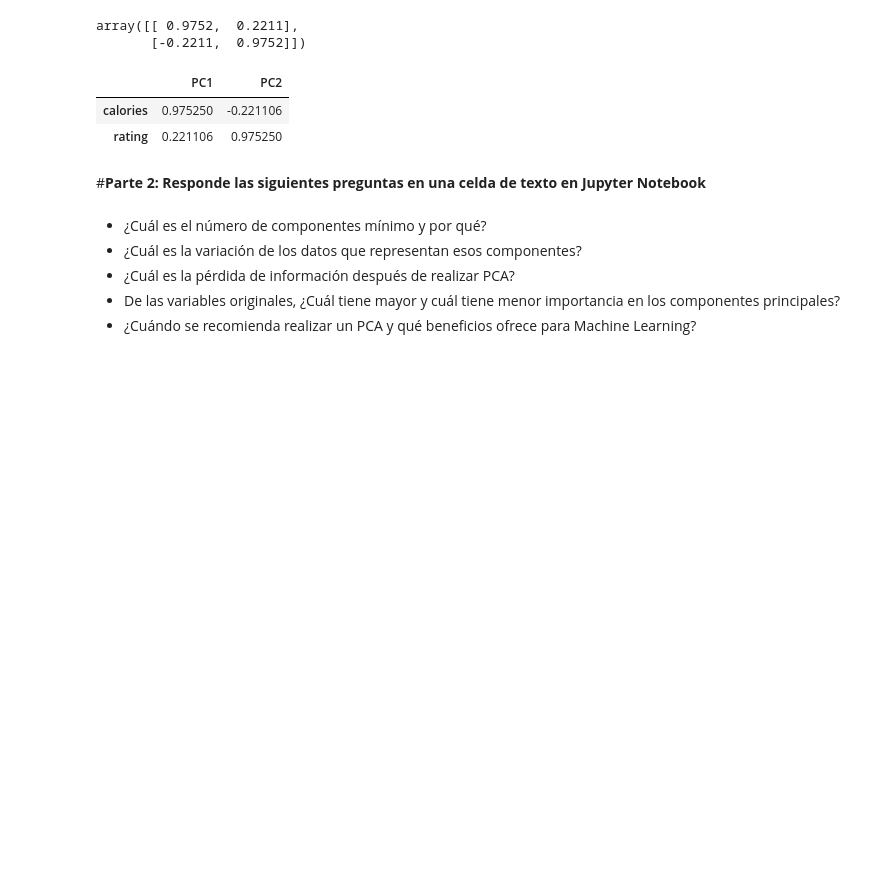
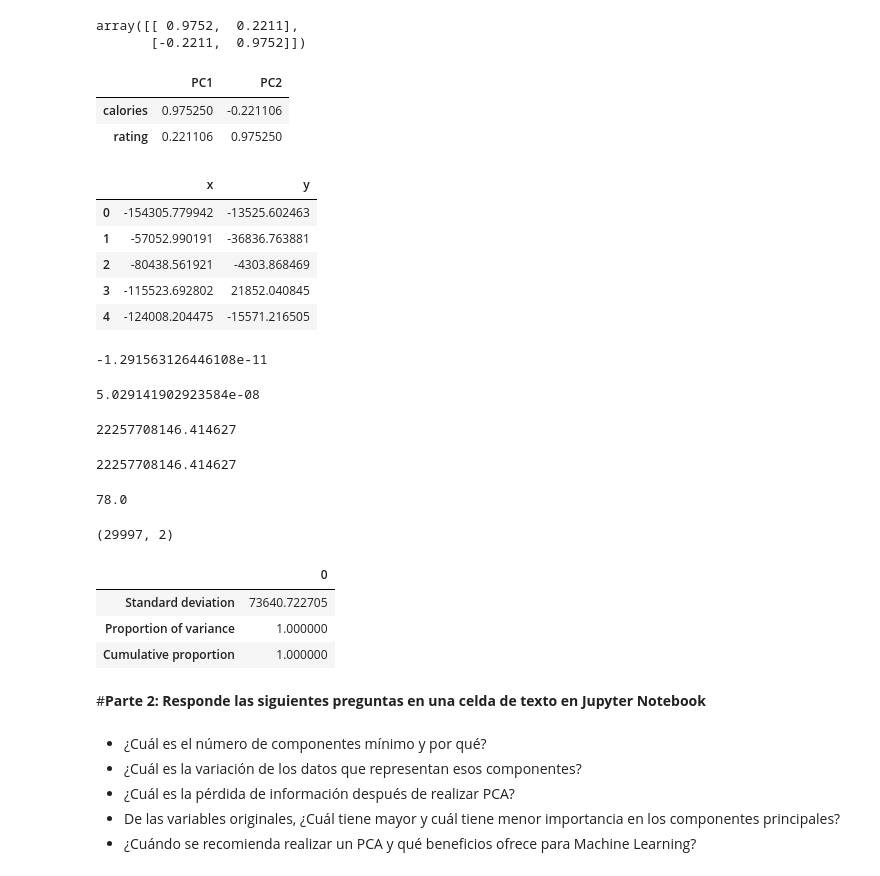
Before and after one commit to PosgradoMNA/actividades-del-projecto-equipo-35, a Jupyter notebook: Semana_4_Actividad_1.ipynb, the cells around one changed output. Saved outputs shown, nothing was run; the diff lists cells and outputs as text; code cells hidden in the pictures; blank space fills up the shorter version.

```diff
--- a/Semana_4_Actividad_1.ipynb
+++ b/Semana_4_Actividad_1.ipynb
@@ -289,6 +289,6 @@ plot
 # %%
 pcs = PCA(n_components=2)
-pcs.fit(df[['credit', 'bill_2005_09']])
+pcs.fit(ndf[['credit', 'bill_2005_09']])
 
 pcsSummary = pd.DataFrame({'Standard deviation': np.sqrt(pcs.explained_variance_),
                           'Proportion of variance': pcs.explained_variance_ratio_,
@@ -353,6 +353,60 @@ pcsComponents_df
 |  | PC1 | PC2 |
 | calories | 0.975250 | -0.221106 |
 | rating | 0.221106 | 0.975250 |
+# %%
+score = pd.DataFrame(pcs.transform(
+    ndf[['credit','bill_2005_09']]
+),
+  columns=['x','y']
+)
+score.head()
+# %% [output]
+|  | x | y |
+| 0 | -154305.779942 | -13525.602463 |
+| 1 | -57052.990191 | -36836.763881 |
+| 2 | -80438.561921 | -4303.868469 |
+| 3 | -115523.692802 | 21852.040845 |
+| 4 | -124008.204475 | -15571.216505 |
+# %%
+score.x.mean()
+# %% [output]
+-1.291563126446108e-11
+# %%
+score.y.sum()
+# %% [output]
+5.029141902923584e-08
+# %%
+score.x.var() + score.y.var()
+# %% [output]
+22257708146.414627
+# %%
+ndf.credit.var() + ndf.bill_2005_09.var()
+# %% [output]
+22257708146.414627
+# %%
+((score.x.var()/
+  (score.x.var()+score.y.var())
+ )*100).round(0)
+# %% [output]
+78.0
+# %%
+ndf.shape
+# %% [output]
+(29997, 2)
+# %%
+pcs = PCA()
+pcs.fit(ndf.iloc[:, 1:].dropna(axis=0))
+pcsSummary_df = pd.DataFrame({'Standard deviation': np.sqrt(pcs.explained_variance_),
+                             'Proportion of variance': pcs.explained_variance_ratio_,
+                             'Cumulative proportion': np.cumsum(pcs.explained_variance_ratio_)
+                             })
+pcsSummary_df = pcsSummary_df.transpose()
+pcsSummary_df
+# %% [output]
+|  | 0 |
+| Standard deviation | 73640.722705 |
+| Proportion of variance | 1.000000 |
+| Cumulative proportion | 1.000000 |
 # %% [markdown]
 #**Parte 2: Responde las siguientes preguntas en una celda de texto en Jupyter Notebook**
 # %% [markdown]
```
Also changed, not shown: parts of 10 cells of this notebook.
